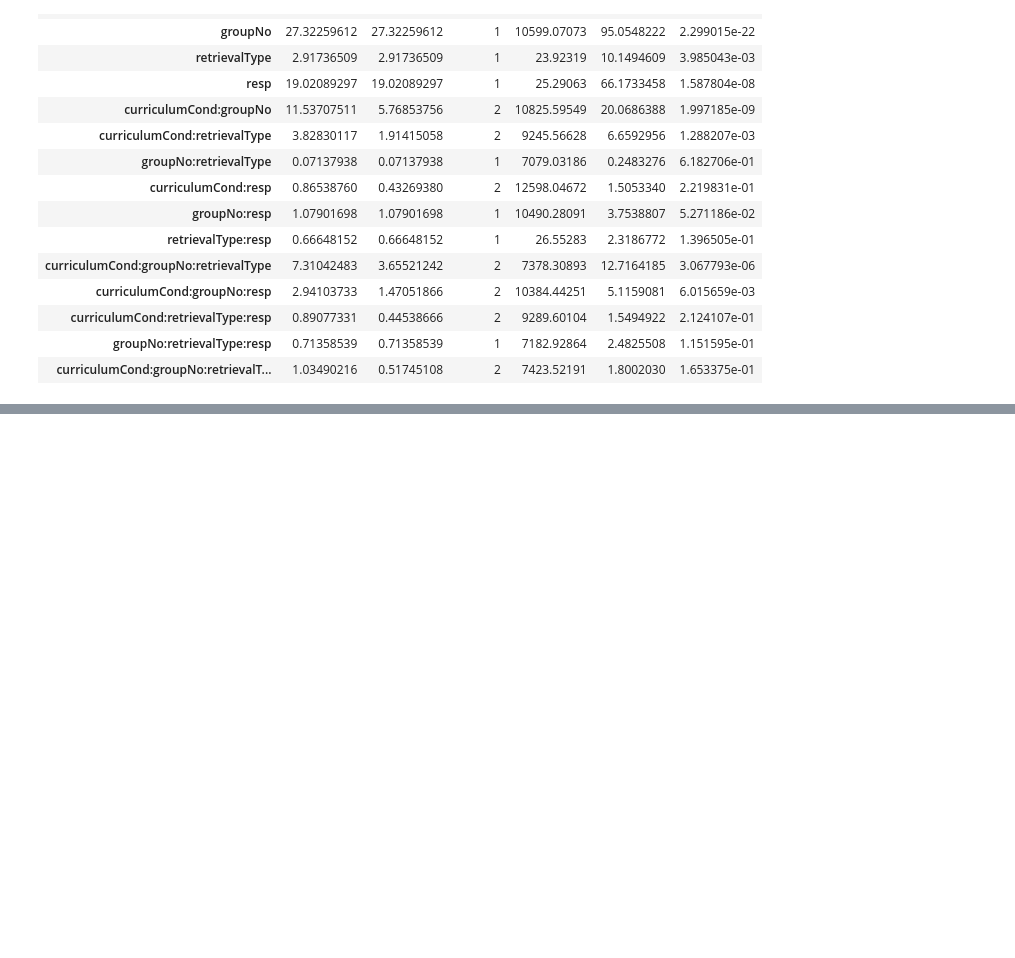
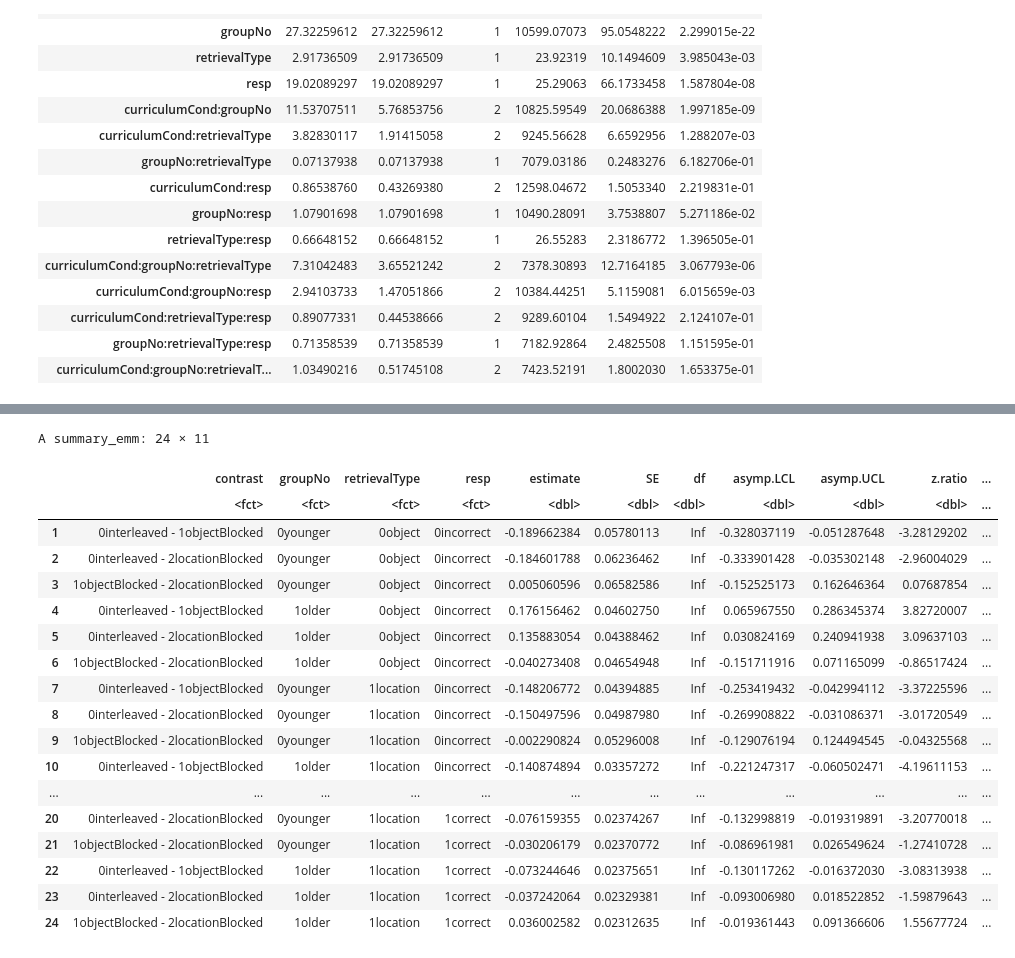
Before and after one commit to xiangjuan-ren1828/AgingStudy-Curriculum, a Jupyter notebook: Statistics/seqMem_curriculum_LMM.ipynb, the cells around one changed output, grey strips where cells are left out. Saved outputs shown, nothing was run; the diff lists cells and outputs as text; code cells hidden in the pictures; blank space fills up the shorter version.

```diff
--- a/Statistics/seqMem_curriculum_LMM.ipynb
+++ b/Statistics/seqMem_curriculum_LMM.ipynb
@@ -2015,0 +1984,7 @@ Degrees-of-freedom method: asymptotic
+# %%
+emm_curriculum <- emmeans(
+  trajModel,
+  ~ curriculumCond | groupNo * retrievalType * resp,
+  lmer.df = "satterthwaite"
+)
+emm_curriculum
@@ -2015,0 +2013,6 @@ Degrees-of-freedom method: asymptotic
+# %%
+emm_pairs <- pairs(
+  emm_curriculum,
+  adjust = "bonferroni"
+)
+emm_pairs
@@ -2015,0 +2037,22 @@ Degrees-of-freedom method: asymptotic
+# %%
+summary(emm_pairs, infer = c(TRUE, TRUE))
+# %% [output]
+A summary_emm: 24 × 11
+|  | contrast | groupNo | retrievalType | resp | estimate | SE | df | asymp.LCL | asymp.UCL | z.ratio | ... |
+|  | <fct> | <fct> | <fct> | <fct> | <dbl> | <dbl> | <dbl> | <dbl> | <dbl> | <dbl> | ... |
+| 1 | 0interleaved - 1objectBlocked | 0younger | 0object | 0incorrect | -0.189662384 | 0.05780113 | Inf | -0.328037119 | -0.051287648 | -3.28129202 | ... |
+| 2 | 0interleaved - 2locationBlocked | 0younger | 0object | 0incorrect | -0.184601788 | 0.06236462 | Inf | -0.333901428 | -0.035302148 | -2.96004029 | ... |
+| 3 | 1objectBlocked - 2locationBlocked | 0younger | 0object | 0incorrect | 0.005060596 | 0.06582586 | Inf | -0.152525173 | 0.162646364 | 0.07687854 | ... |
+| 4 | 0interleaved - 1objectBlocked | 1older | 0object | 0incorrect | 0.176156462 | 0.04602750 | Inf | 0.065967550 | 0.286345374 | 3.82720007 | ... |
+| 5 | 0interleaved - 2locationBlocked | 1older | 0object | 0incorrect | 0.135883054 | 0.04388462 | Inf | 0.030824169 | 0.240941938 | 3.09637103 | ... |
+| 6 | 1objectBlocked - 2locationBlocked | 1older | 0object | 0incorrect | -0.040273408 | 0.04654948 | Inf | -0.151711916 | 0.071165099 | -0.86517424 | ... |
+| 7 | 0interleaved - 1objectBlocked | 0younger | 1location | 0incorrect | -0.148206772 | 0.04394885 | Inf | -0.253419432 | -0.042994112 | -3.37225596 | ... |
+| 8 | 0interleaved - 2locationBlocked | 0younger | 1location | 0incorrect | -0.150497596 | 0.04987980 | Inf | -0.269908822 | -0.031086371 | -3.01720549 | ... |
+| 9 | 1objectBlocked - 2locationBlocked | 0younger | 1location | 0incorrect | -0.002290824 | 0.05296008 | Inf | -0.129076194 | 0.124494545 | -0.04325568 | ... |
+| 10 | 0interleaved - 1objectBlocked | 1older | 1location | 0incorrect | -0.140874894 | 0.03357272 | Inf | -0.221247317 | -0.060502471 | -4.19611153 | ... |
+| ... | ... | ... | ... | ... | ... | ... | ... | ... | ... | ... | ... |
+| 20 | 0interleaved - 2locationBlocked | 0younger | 1location | 1correct | -0.076159355 | 0.02374267 | Inf | -0.132998819 | -0.019319891 | -3.20770018 | ... |
+| 21 | 1objectBlocked - 2locationBlocked | 0younger | 1location | 1correct | -0.030206179 | 0.02370772 | Inf | -0.086961981 | 0.026549624 | -1.27410728 | ... |
+| 22 | 0interleaved - 1objectBlocked | 1older | 1location | 1correct | -0.073244646 | 0.02375651 | Inf | -0.130117262 | -0.016372030 | -3.08313938 | ... |
+| 23 | 0interleaved - 2locationBlocked | 1older | 1location | 1correct | -0.037242064 | 0.02329381 | Inf | -0.093006980 | 0.018522852 | -1.59879643 | ... |
+| 24 | 1objectBlocked - 2locationBlocked | 1older | 1location | 1correct | 0.036002582 | 0.02312635 | Inf | -0.019361443 | 0.091366606 | 1.55677724 | ... |
```
Also changed, not shown: parts of 17 cells of this notebook, 3 other files.
